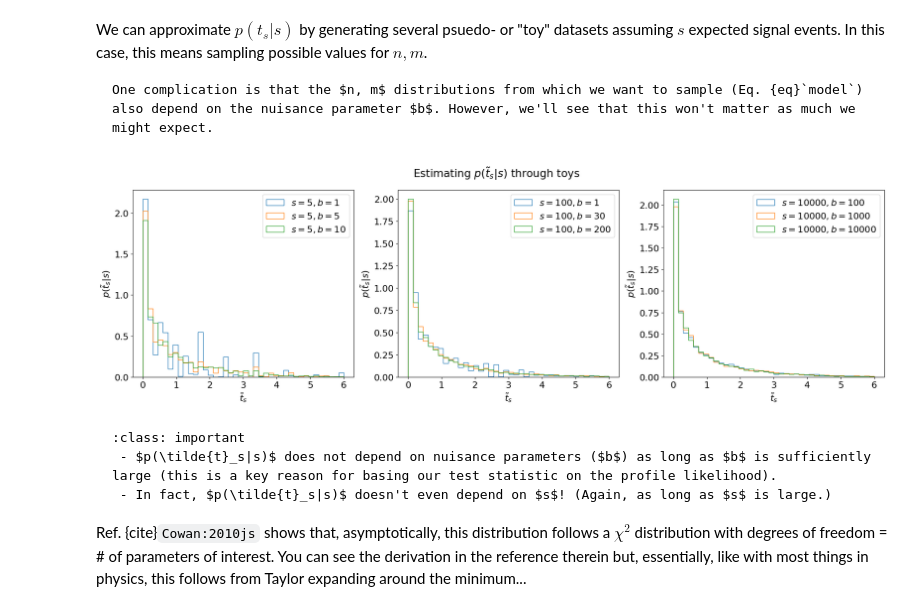
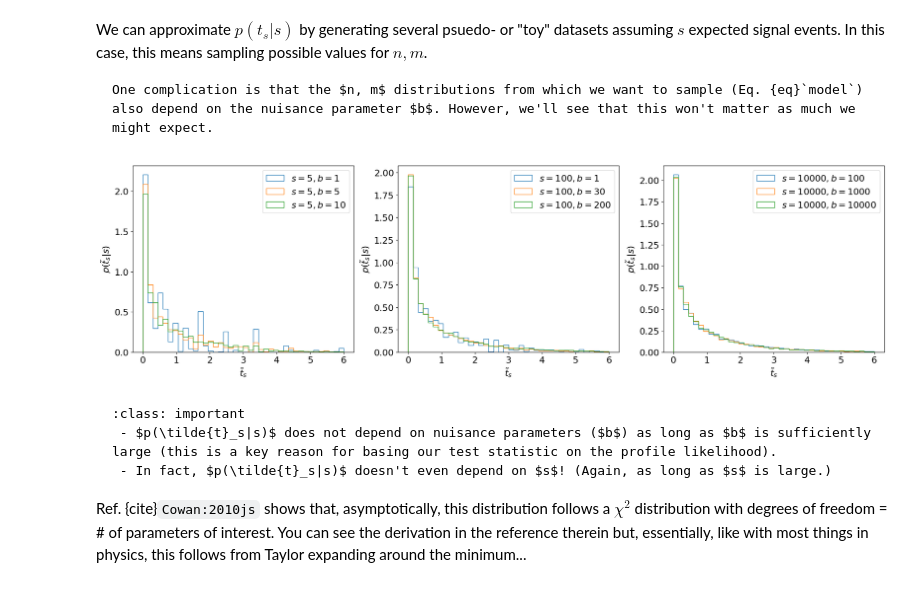
Before and after one commit to rkansal47/stats-for-hep, a Jupyter notebook: stats-for-hep/02-hypothesis-testing.ipynb, the cells around one changed output. Cells and saved outputs as stored; diff of their text form; code cells hidden in the pictures.

Commit message:
figure captions and cell markdown output

````diff
--- a/stats-for-hep/02-hypothesis-testing.ipynb
+++ b/stats-for-hep/02-hypothesis-testing.ipynb
@@ -104,32 +109,31 @@ def t_tilde_s(s, n, m):
 # %%
 num_toys = 10000
 sbs = [
     [(5.0, 1.0), (5.0, 5.0), (5.0, 10.0)],
     [(100, 1), (100, 30), (100, 200)],
     [(10000, 100), (10000, 1000), (10000, 10000)],
 ]
 
 fig, axs = plt.subplots(1, 3, figsize=(24, 6))
 for i, sb in enumerate(sbs):
     for s, b in sb:
         # sample n, m according to our data model (Eq. 1)
         n, m = poisson.rvs(s + b, size=num_toys), poisson.rvs(b, size=num_toys)
         axs[i].hist(
             t_tilde_s(s, n, m),
             np.linspace(0, 6, 41),
             histtype="step",
             density=True,
             label=rf"$s = {int(s)}, b = {int(b)}$",
         )
 
     axs[i].legend()
     axs[i].set_xlabel(r"$\tilde{t}_s$")
     axs[i].set_ylabel(r"$p(\tilde{t}_s|s)$")
 
-fig.suptitle(r"Estimating $p(\tilde{t}_s|s)$ through toys")
 plt.show()
 # %% [output]
-[figure, old version]
+[figure, new version]
 # %% [markdown]
 ```{admonition} Observations
 :class: important
````
Also changed, not shown: parts of 8 cells of this notebook.
